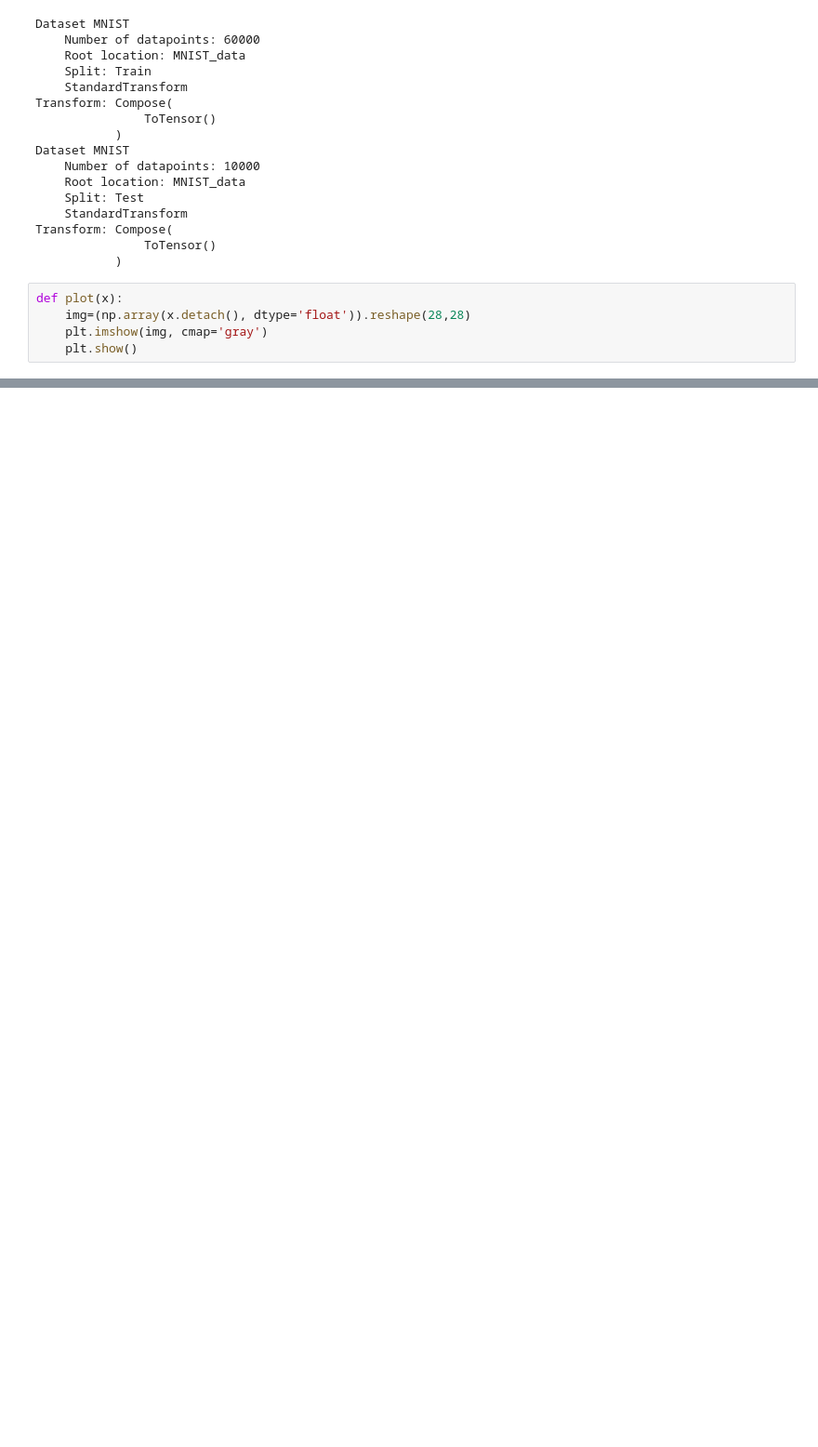
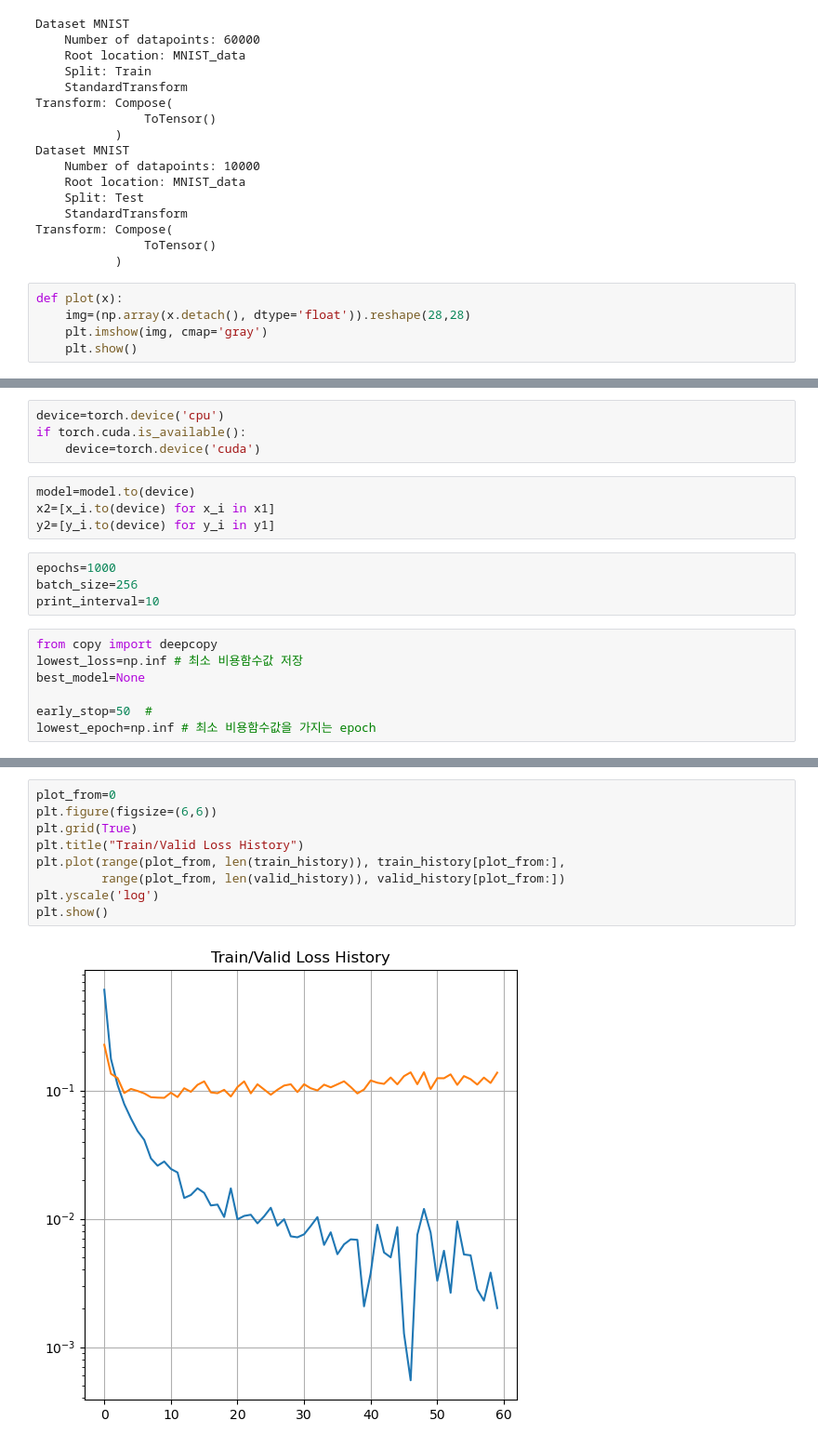
Before and after one commit to jimpak/pjm, a Jupyter notebook: bitc/ml/ml_2024/mnist_ann.ipynb, the cells around one changed output, grey strips where cells are left out. Shown at 93% size. Drawn from its saved outputs; the diff is of its cells as text; blank space fills up the shorter version.

```diff
--- a/bitc/ml/ml_2024/mnist_ann.ipynb
+++ b/bitc/ml/ml_2024/mnist_ann.ipynb
@@ -45,0 +143,19 @@ plot(train_data.data[0])
+# %%
+device=torch.device('cpu')
+if torch.cuda.is_available():
+    device=torch.device('cuda')
+# %%
+model=model.to(device)
+x2=[x_i.to(device) for x_i in x1]
+y2=[y_i.to(device) for y_i in y1]
+# %%
+epochs=1000
+batch_size=256
+print_interval=10
+# %%
+from copy import deepcopy
+lowest_loss=np.inf # 최소 비용함수값 저장
+best_model=None
+
+early_stop=50  #
+lowest_epoch=np.inf # 최소 비용함수값을 가지는 epoch
@@ -45,0 +227,11 @@ plot(train_data.data[0])
+# %%
+plot_from=0
+plt.figure(figsize=(6,6))
+plt.grid(True)
+plt.title("Train/Valid Loss History")
+plt.plot(range(plot_from, len(train_history)), train_history[plot_from:],
+         range(plot_from, len(valid_history)), valid_history[plot_from:])
+plt.yscale('log')
+plt.show()
+# %% [output]
+[figure, added]
```
Also changed, not shown: parts of 14 cells of this notebook, 18 other files.
